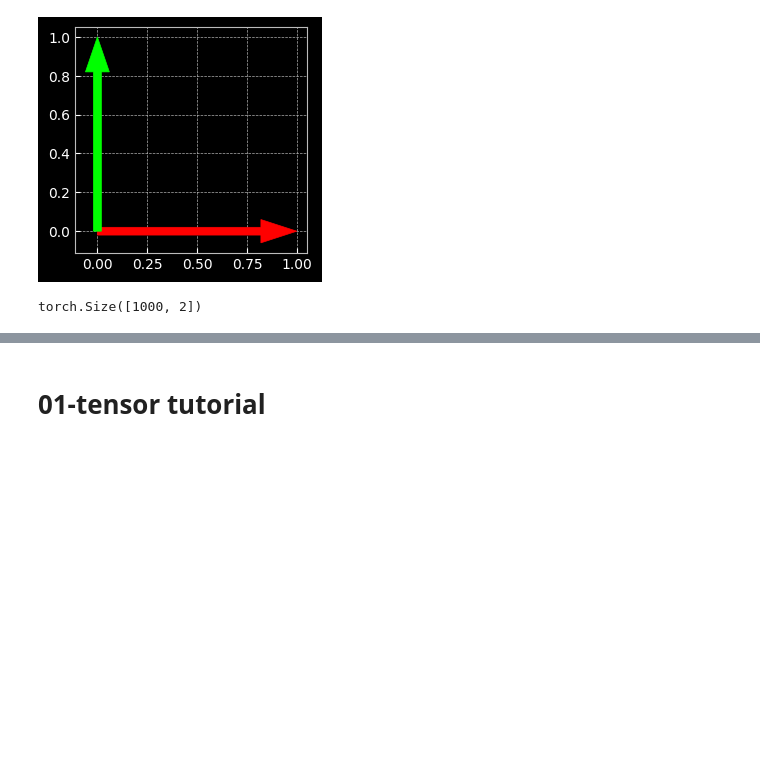
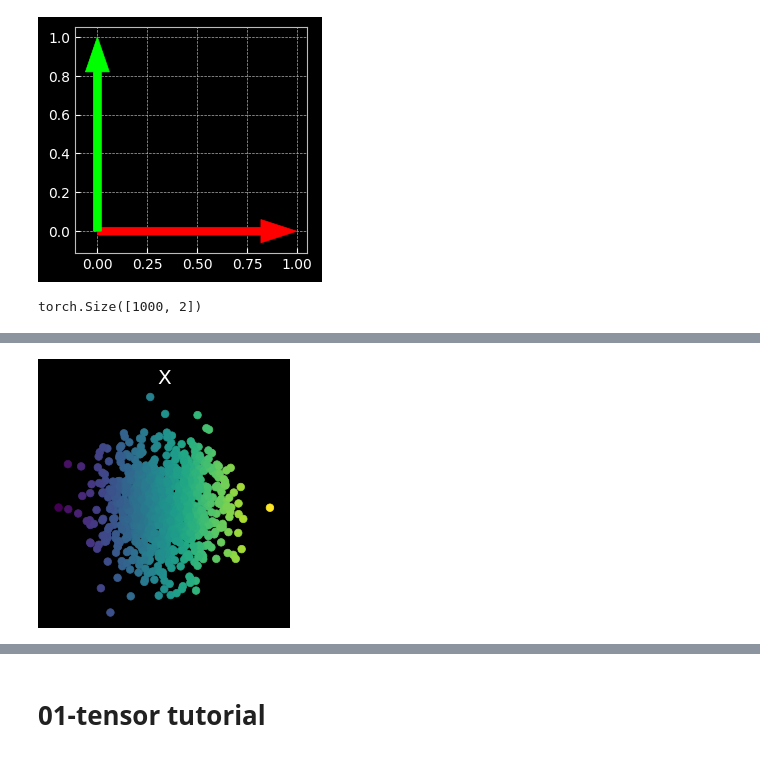
Before and after one commit to Ryanglambert/pytorch-Deep-Learning, a Jupyter notebook: scratch.ipynb, the cells around one changed output, grey strips where cells are left out. Cells and saved outputs as stored; diff of their text form; code cells hidden in the pictures; blank space fills up the shorter version.

```diff
--- a/scratch.ipynb
+++ b/scratch.ipynb
@@ -58,0 +144,4 @@ tensor([[0.3091, 1.4202],
+# %%
+show_scatterplot(X, colors, title='X')
+# %% [output]
+[figure, added]
```
Also changed, not shown: parts of 32 cells of this notebook, 1 other file.
